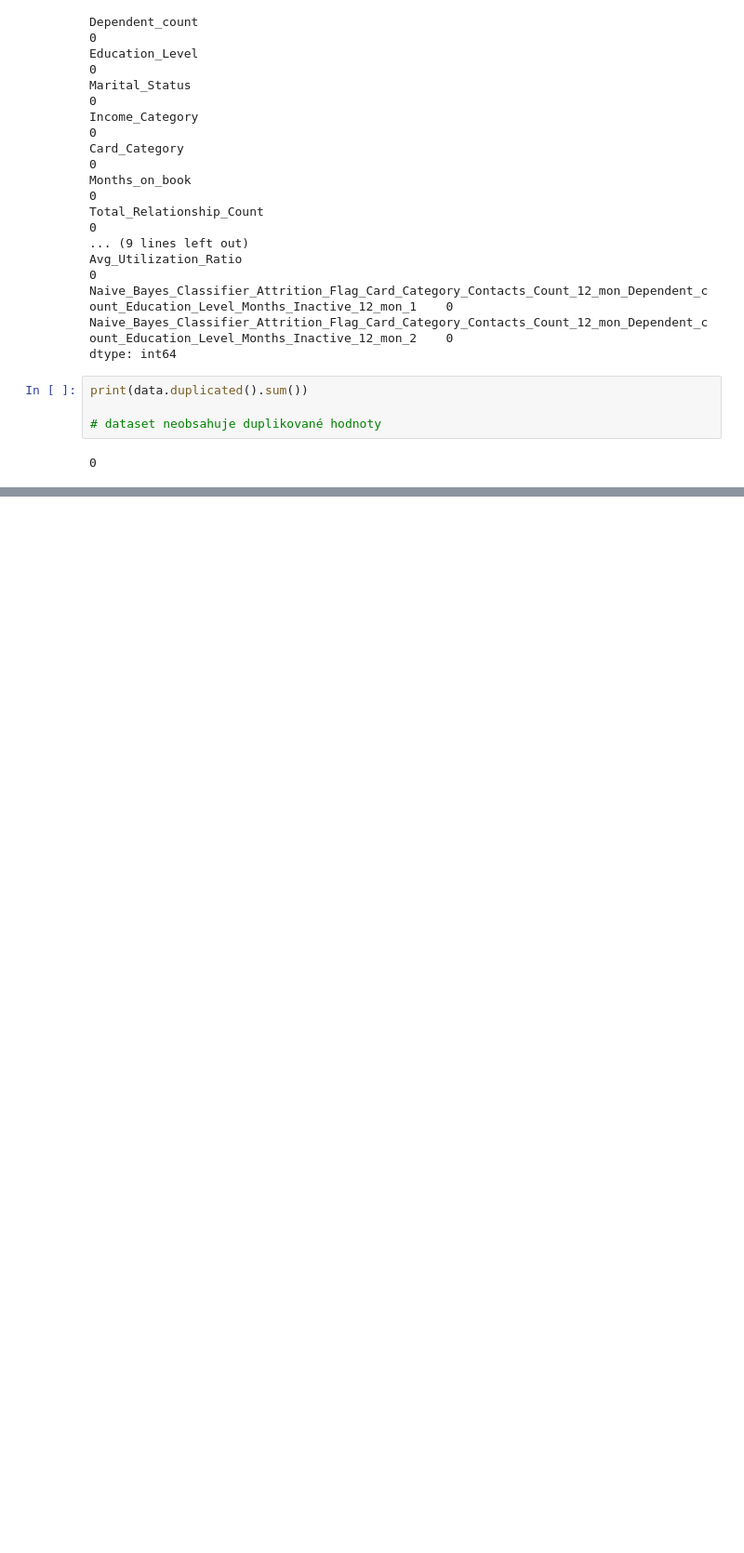
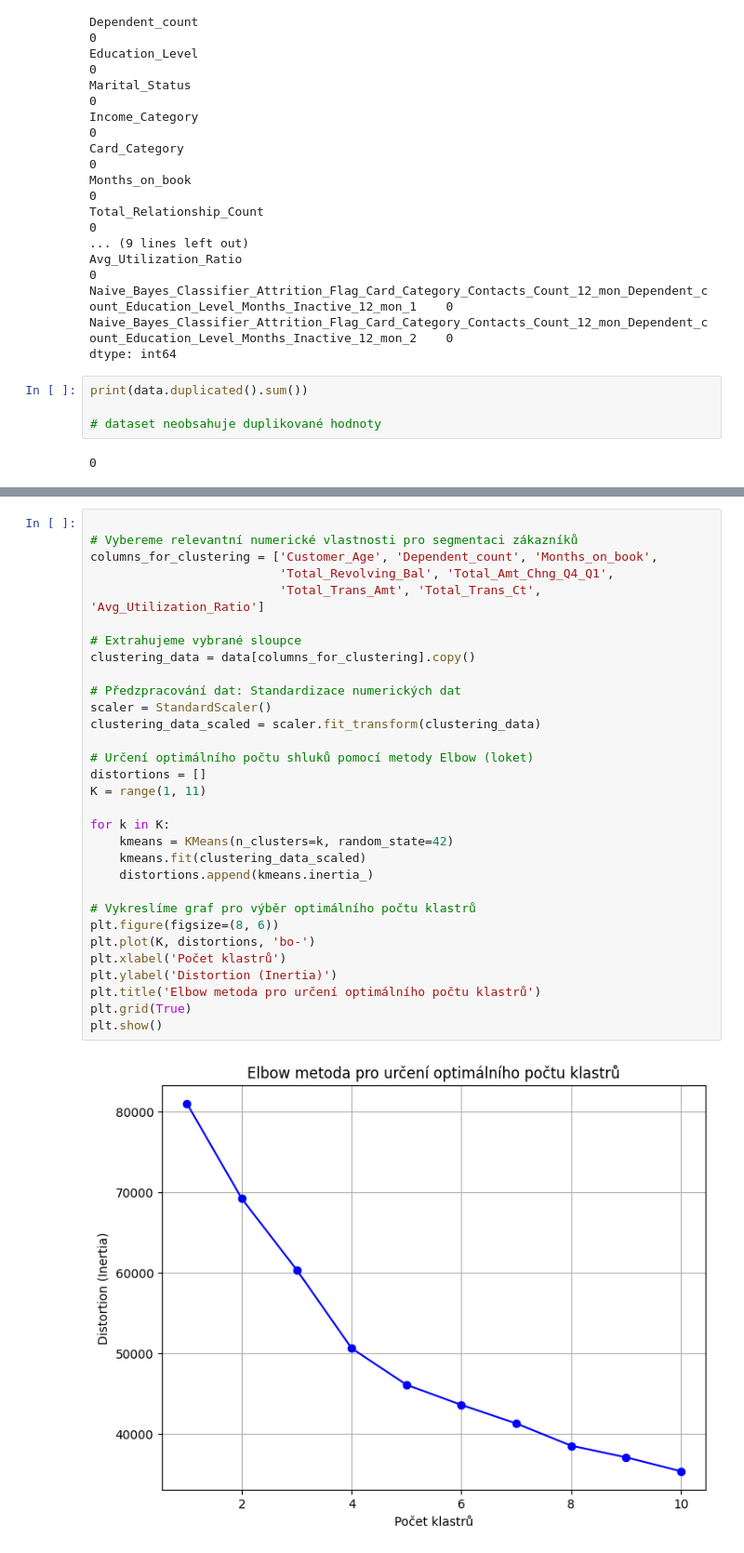
Before and after one commit to AlenaMochalina/Credit-card-attrition-analysis-in-Python, a Jupyter notebook: Credit_card_analysis.ipynb, the cells around one changed output, grey strips where cells are left out. Shown at 93% size. Cells and saved outputs as stored; diff of their text form; blank space fills up the shorter version.

```diff
--- a/Credit_card_analysis.ipynb
+++ b/Credit_card_analysis.ipynb
@@ -144,0 +407,33 @@ data.describe()
+# %%
+
+# Vybereme relevantní numerické vlastnosti pro segmentaci zákazníků
+columns_for_clustering = ['Customer_Age', 'Dependent_count', 'Months_on_book',
+                          'Total_Revolving_Bal', 'Total_Amt_Chng_Q4_Q1',
+                          'Total_Trans_Amt', 'Total_Trans_Ct', 'Avg_Utilization_Ratio']
+
+# Extrahujeme vybrané sloupce
+clustering_data = data[columns_for_clustering].copy()
+
+# Předzpracování dat: Standardizace numerických dat
+scaler = StandardScaler()
+clustering_data_scaled = scaler.fit_transform(clustering_data)
+
+# Určení optimálního počtu shluků pomocí metody Elbow (loket)
+distortions = []
+K = range(1, 11)
+
+for k in K:
+    kmeans = KMeans(n_clusters=k, random_state=42)
+    kmeans.fit(clustering_data_scaled)
+    distortions.append(kmeans.inertia_)
+
+# Vykreslíme graf pro výběr optimálního počtu klastrů
+plt.figure(figsize=(8, 6))
+plt.plot(K, distortions, 'bo-')
+plt.xlabel('Počet klastrů')
+plt.ylabel('Distortion (Inertia)')
+plt.title('Elbow metoda pro určení optimálního počtu klastrů')
+plt.grid(True)
+plt.show()
+# %% [output]
+[figure, added]
```
Also changed, not shown: parts of 24 cells of this notebook.
